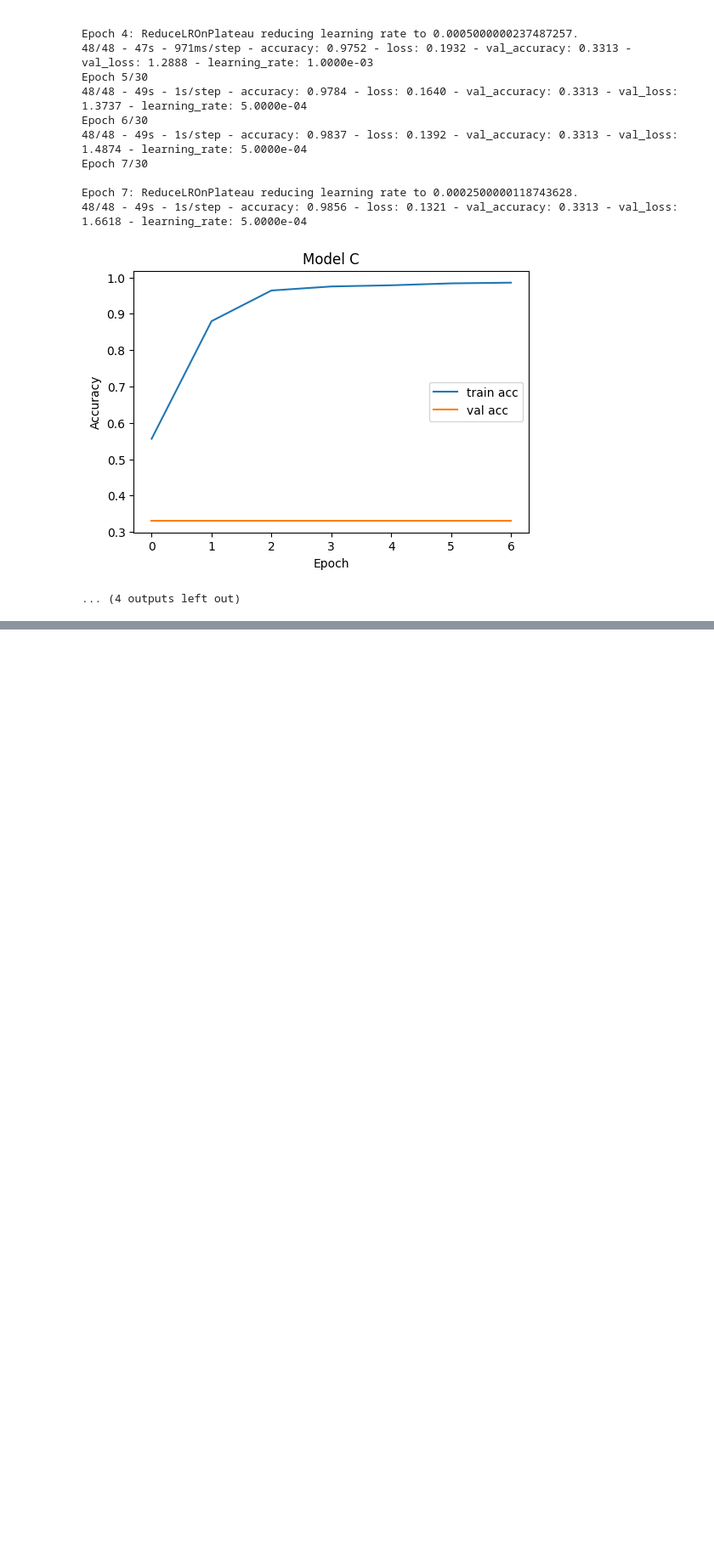
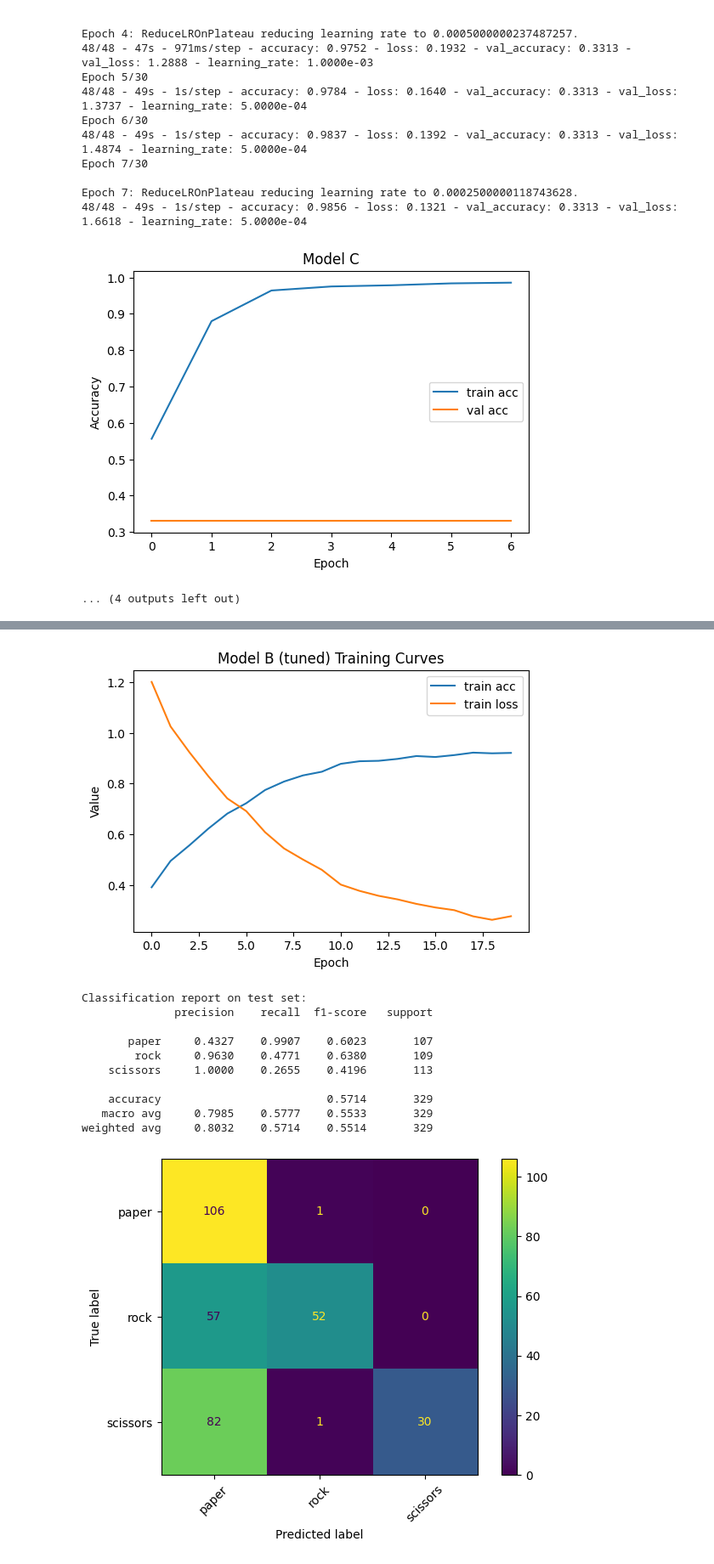
Before and after one commit to b8niiii/ml_project, a Jupyter notebook: 01_rps_cnn.ipynb, the cells around one changed output, grey strips where cells are left out. Shown at 85% size. Cells and saved outputs as stored; diff of their text form; code cells hidden in the pictures; blank space fills up the shorter version.

```diff
--- a/01_rps_cnn.ipynb
+++ b/01_rps_cnn.ipynb
@@ -601,0 +953,38 @@ Epoch 7: ReduceLROnPlateau reducing learning rate to 0.0002500000118743628.
+# %%
+# Plot training history of the final best model
+plt.figure(figsize=(6,4))
+plt.plot(best_model.history.history["accuracy"], label="train acc")
+plt.plot(best_model.history.history["loss"], label="train loss")
+plt.xlabel("Epoch"); plt.ylabel("Value"); plt.title("Model B (tuned) Training Curves")
+plt.legend(); plt.show()
+
+# If you also want to see val curves, you can capture the final history
+# by assigning it when calling fit above, e.g.:
+# history_best = best_model.fit(...)
+# Then plot history_best.history["accuracy"] / ["val_accuracy"] etc.
+
+# Evaluate and plot confusion matrix on test set
+y_true = np.concatenate([y.numpy() for _, y in test_ds.unbatch().batch(1024)], axis=0)
+y_prob = best_model.predict(test_ds, verbose=0)
+y_pred = y_prob.argmax(axis=1)
+
+print("\nClassification report on test set:")
+print(classification_report(y_true, y_pred, target_names=class_names, digits=4))
+
+cm = confusion_matrix(y_true, y_pred)
+ConfusionMatrixDisplay(cm, display_labels=class_names).plot(
+    xticks_rotation=45, values_format="d")
+plt.tight_layout(); plt.show()
+# %% [output]
+[figure, added]
+Classification report on test set:
+              precision    recall  f1-score   support
+
+       paper     0.4327    0.9907    0.6023       107
+        rock     0.9630    0.4771    0.6380       109
+    scissors     1.0000    0.2655    0.4196       113
+
+    accuracy                         0.5714       329
+   macro avg     0.7985    0.5777    0.5533       329
+weighted avg     0.8032    0.5714    0.5514       329
+[figure, added]
```
Also changed, not shown: parts of 9 cells of this notebook, 3 other files.
